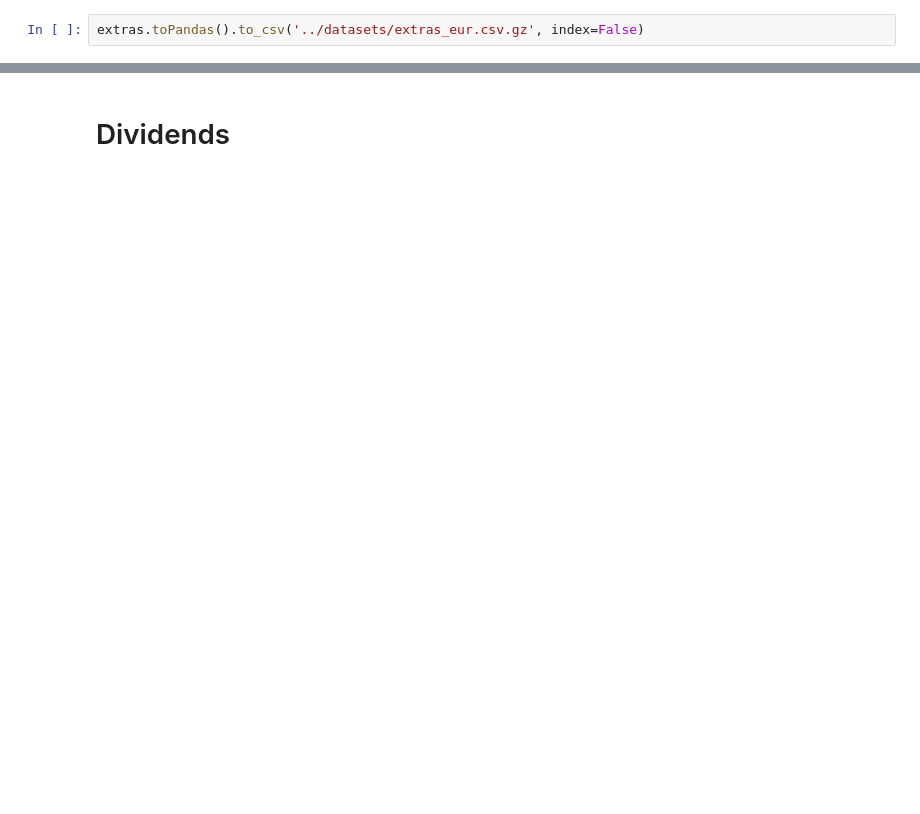
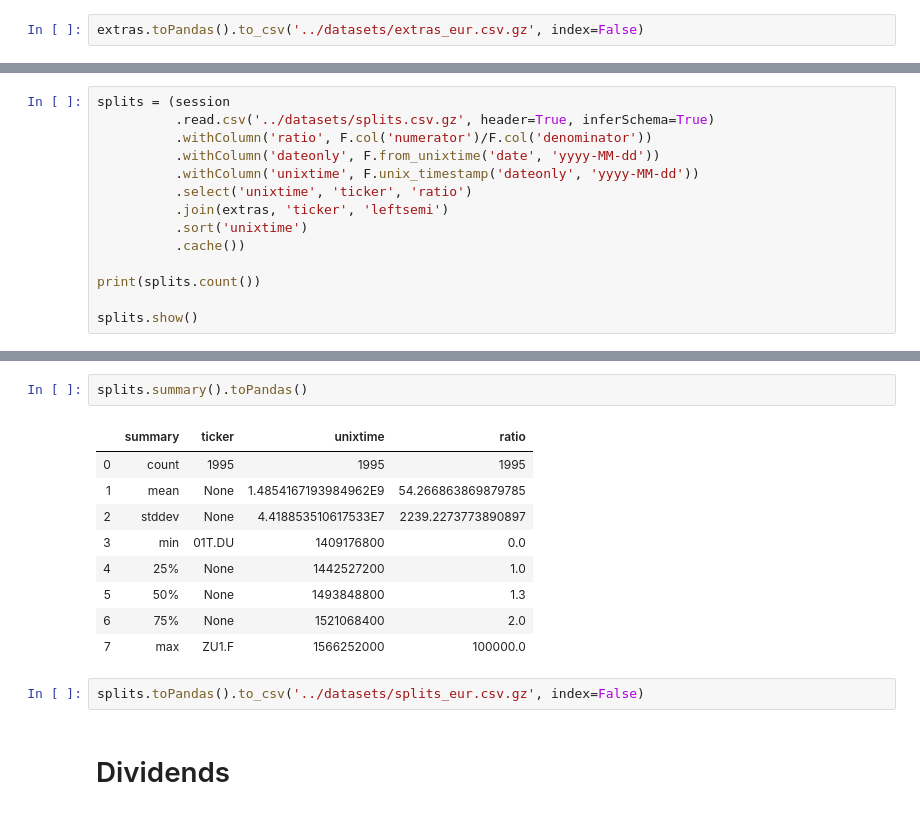
Before and after one commit to fmind/invest, a Jupyter notebook: notebooks/analysis.ipynb, the cells around one changed output, grey strips where cells are left out. Cells and saved outputs as stored; diff of their text form; blank space fills up the shorter version.

```diff
--- a/notebooks/analysis.ipynb
+++ b/notebooks/analysis.ipynb
@@ -99,0 +105,14 @@ extras.toPandas().to_csv('../datasets/extras_eur.csv.gz', index=False)
+# %%
+splits = (session
+          .read.csv('../datasets/splits.csv.gz', header=True, inferSchema=True)
+          .withColumn('ratio', F.col('numerator')/F.col('denominator'))
+          .withColumn('dateonly', F.from_unixtime('date', 'yyyy-MM-dd'))
+          .withColumn('unixtime', F.unix_timestamp('dateonly', 'yyyy-MM-dd'))
+          .select('unixtime', 'ticker', 'ratio')
+          .join(extras, 'ticker', 'leftsemi')
+          .sort('unixtime')
+          .cache())
+
+print(splits.count())
+
+splits.show()
@@ -100,3 +144,17 @@ extras.toPandas().to_csv('../datasets/extras_eur.csv.gz', index=False)
+# %%
+splits.summary().toPandas()
+# %% [output]
+|  | summary | ticker | unixtime | ratio |
+| 0 | count | 1995 | 1995 | 1995 |
+| 1 | mean | None | 1.4854167193984962E9 | 54.266863869879785 |
+| 2 | stddev | None | 4.418853510617533E7 | 2239.2273773890897 |
+| 3 | min | 01T.DU | 1409176800 | 0.0 |
+| 4 | 25% | None | 1442527200 | 1.0 |
+| 5 | 50% | None | 1493848800 | 1.3 |
+| 6 | 75% | None | 1521068400 | 2.0 |
+| 7 | max | ZU1.F | 1566252000 | 100000.0 |
+# %%
+splits.toPandas().to_csv('../datasets/splits_eur.csv.gz', index=False)
 # %% [markdown]
 # Dividends
 # %%
```
Also changed, not shown: parts of 17 cells of this notebook, 10 other files.
